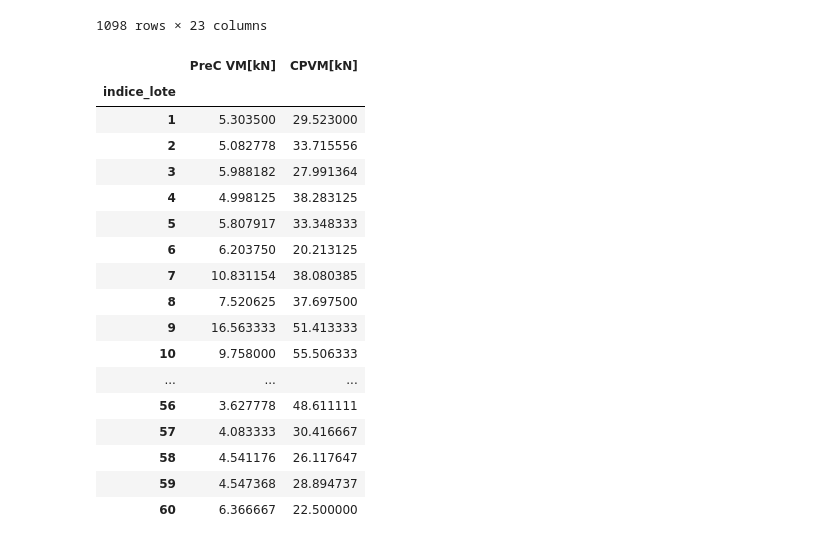
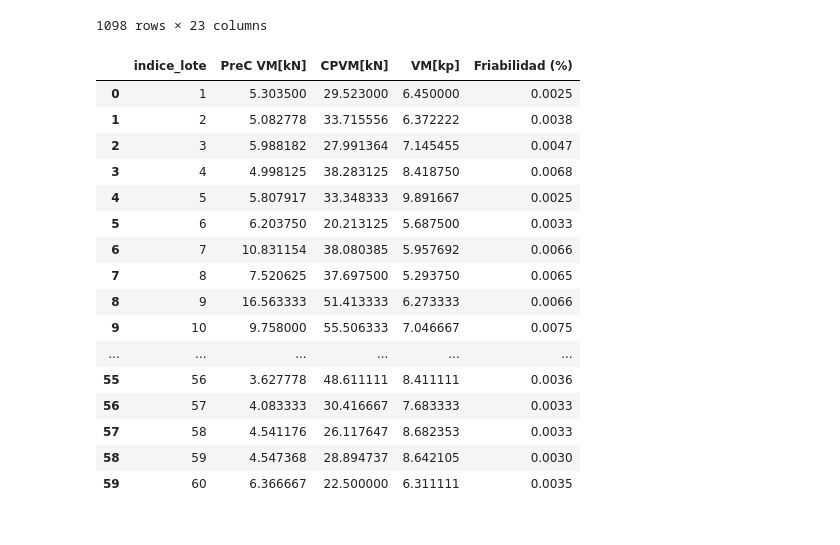
Before and after one commit to melmramxs/MA2003B, a Jupyter notebook: Limpieza.ipynb, the cells around one changed output. Saved outputs shown, nothing was run; the diff lists cells and outputs as text; code cells hidden in the pictures.

```diff
--- a/Limpieza.ipynb
+++ b/Limpieza.ipynb
@@ -113,7 +156,8 @@ dtype: int64
 # %%
 column_mapping = {
     'PreC VM\n[kN]': 'PreC VM[kN]',
-    'CPVM\n[kN]': 'CPVM[kN]'
+    'CPVM\n[kN]': 'CPVM[kN]',
+    'VM\n[kp]': 'VM[kp]'
 }
 ###### REMEMBER ITS AVERAGE SCORE FOR 15 YEAR OLDS
 # Rename the columns
@@ -134,23 +178,24 @@ data_pro
 | 1097 | 35 | 2.0 | 2023-03-23 | 02:03:44 | E | 447 | 7.53 | 39.19 | ... |
 1098 rows × 23 columns
 # %%
-data_pro.groupby('indice_lote')[['PreC VM[kN]', 'CPVM[kN]']].mean()
+data_pro_sub = data_pro.groupby('indice_lote')[['PreC VM[kN]', 'CPVM[kN]', 'VM[kp]']].mean()
+data_pro_sub = data_pro_sub.merge(data_fri, how ='left', on='indice_lote')
+data_pro_sub
 # %% [output]
-|  | PreC VM[kN] | CPVM[kN] |
-| indice_lote |  |  |
-| 1 | 5.303500 | 29.523000 |
-| 2 | 5.082778 | 33.715556 |
-| 3 | 5.988182 | 27.991364 |
-| 4 | 4.998125 | 38.283125 |
-| 5 | 5.807917 | 33.348333 |
-| 6 | 6.203750 | 20.213125 |
-| 7 | 10.831154 | 38.080385 |
-| 8 | 7.520625 | 37.697500 |
-| 9 | 16.563333 | 51.413333 |
-| 10 | 9.758000 | 55.506333 |
-| ... | ... | ... |
-| 56 | 3.627778 | 48.611111 |
-| 57 | 4.083333 | 30.416667 |
-| 58 | 4.541176 | 26.117647 |
-| 59 | 4.547368 | 28.894737 |
-| 60 | 6.366667 | 22.500000 |
+|  | indice_lote | PreC VM[kN] | CPVM[kN] | VM[kp] | Friabilidad (%) |
+| 0 | 1 | 5.303500 | 29.523000 | 6.450000 | 0.0025 |
+| 1 | 2 | 5.082778 | 33.715556 | 6.372222 | 0.0038 |
+| 2 | 3 | 5.988182 | 27.991364 | 7.145455 | 0.0047 |
+| 3 | 4 | 4.998125 | 38.283125 | 8.418750 | 0.0068 |
+| 4 | 5 | 5.807917 | 33.348333 | 9.891667 | 0.0025 |
+| 5 | 6 | 6.203750 | 20.213125 | 5.687500 | 0.0033 |
+| 6 | 7 | 10.831154 | 38.080385 | 5.957692 | 0.0066 |
+| 7 | 8 | 7.520625 | 37.697500 | 5.293750 | 0.0065 |
+| 8 | 9 | 16.563333 | 51.413333 | 6.273333 | 0.0066 |
+| 9 | 10 | 9.758000 | 55.506333 | 7.046667 | 0.0075 |
+| ... | ... | ... | ... | ... | ... |
+| 55 | 56 | 3.627778 | 48.611111 | 8.411111 | 0.0036 |
+| 56 | 57 | 4.083333 | 30.416667 | 7.683333 | 0.0033 |
+| 57 | 58 | 4.541176 | 26.117647 | 8.682353 | 0.0033 |
+| 58 | 59 | 4.547368 | 28.894737 | 8.642105 | 0.0030 |
+| 59 | 60 | 6.366667 | 22.500000 | 6.311111 | 0.0035 |
```
Also changed, not shown: parts of 35 cells of this notebook.
